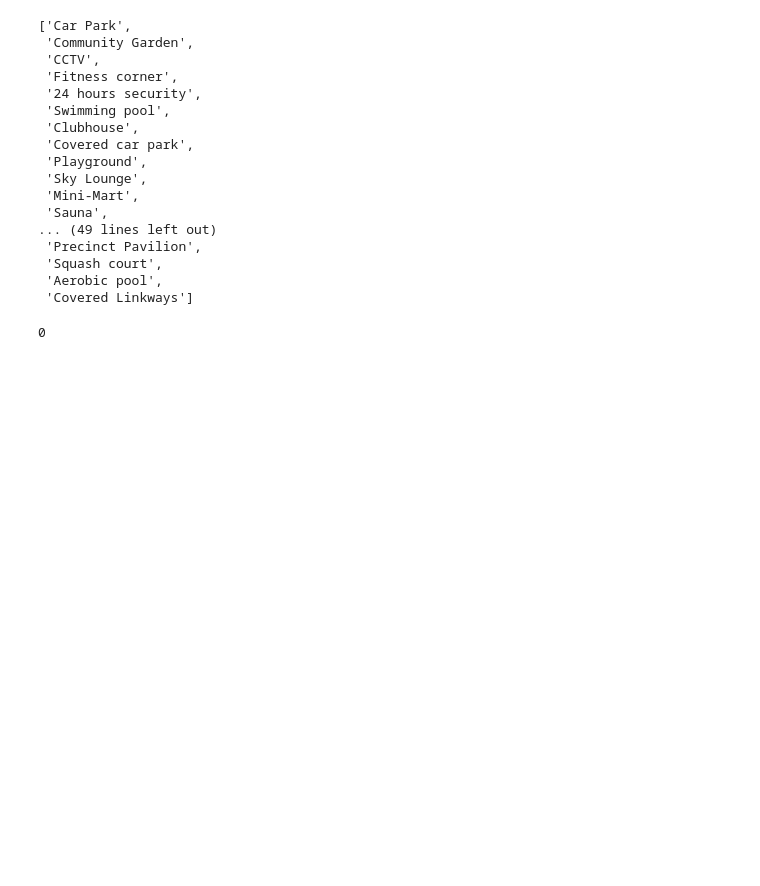
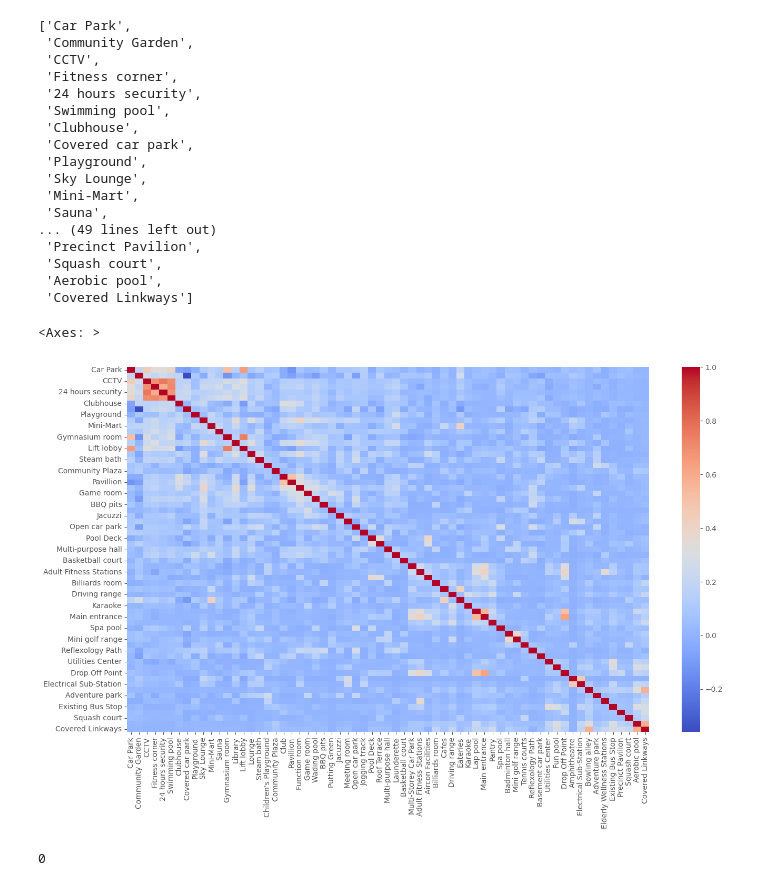
Before and after one commit to fake-or-dead/project-2, a Jupyter notebook: code/bangkok_house_pricing.ipynb, the cells around one changed output. Drawn from its saved outputs; the diff is of its cells as text; code cells hidden in the pictures; blank space fills up the shorter version.

```diff
--- a/code/bangkok_house_pricing.ipynb
+++ b/code/bangkok_house_pricing.ipynb
@@ -244,6 +245,12 @@ list(facility_count.keys())
  'Squash court',
  'Aerobic pool',
  'Covered Linkways']
+# %%
+plt.figure(figsize=(16, 9))
+sns.heatmap(train_df[facility_count.keys()].corr(numeric_only=True), cmap='coolwarm')
+# %% [output]
+<Axes: >
+[figure, added]
 # %%
 # district
 train_df['district'].isna().sum()
```
Also changed, not shown: parts of 1 cell of this notebook, 1 other file.
